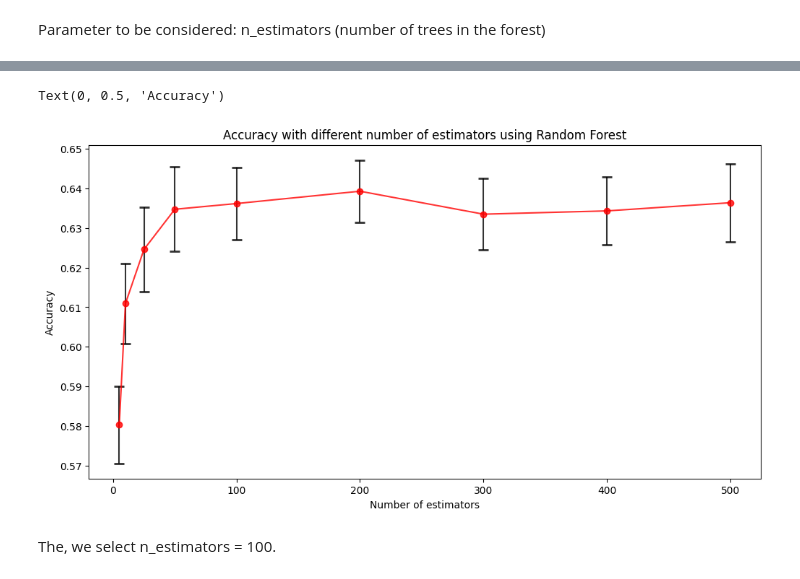
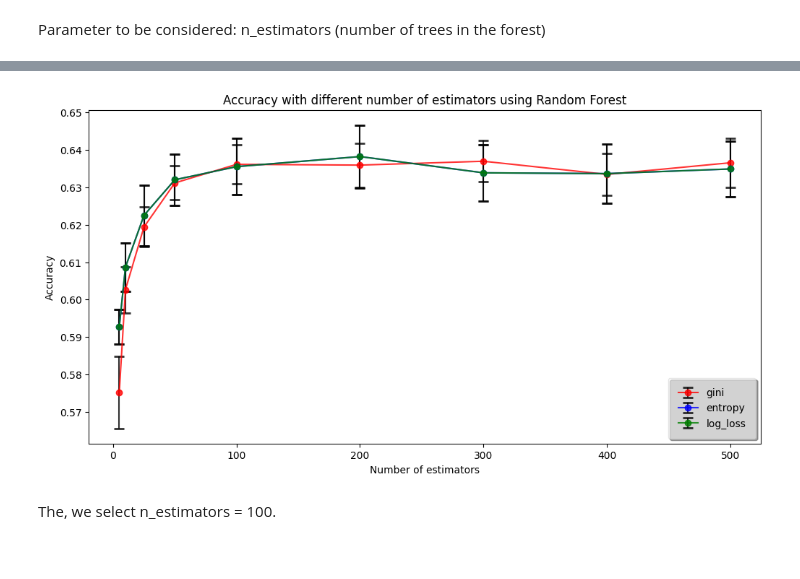
Before and after one commit to Mate1Coll/Diabetes-Classification, a Jupyter notebook: Model.ipynb, the cells around one changed output, grey strips where cells are left out. Cells and saved outputs as stored; diff of their text form; code cells hidden in the pictures.

```diff
--- a/Model.ipynb
+++ b/Model.ipynb
@@ -11,7 +15,7 @@ random_seed = 51
 # %%
 class Performance_metrics():
 
-    def __init__(self, y_actual, y_predicted, ctp=-1, ctn=0, cfp=1, cfn=10):
+    def __init__(self, y_actual, y_predicted, ctp=0, ctn=0, cfp=1, cfn=5):
 
         self.y_actual = y_actual # df of actual class labels
         self.y_predicted = y_predicted # df of predicted class labels
@@ -319,0 +257,33 @@ dFeat.shape
+# %%
+n_splits_list = [2, 5, 7, 9, 10, 15, 20, 25, 30, 50, 100]
+accuracy_list = []
+error_list = []
+
+for n_splits in n_splits_list:
+
+    kf = KFold(n_splits=n_splits, shuffle=True, random_state=random_seed)
+
+    accuracy_mean = []
+
+    for train_index, test_index in kf.split(dFeat, dClass):
+
+        X_train, X_test = dFeat[train_index], dFeat[test_index]
+        y_train, y_test = dClass[train_index], dClass[test_index]
+
+        # Create a Random Forest Classifier
+        rf = RandomForestClassifier(n_estimators=100, random_state=random_seed, criterion='entropy')
+
+        # Fit the model on the training data
+        rf.fit(X_train, y_train)
+
+        # Make predictions on the test data
+        y_pred = rf.predict(X_test)
+
+        # Calculate performance metrics
+        pm = Performance_metrics(y_test, y_pred)
+        accuracy_mean.append(pm.accuracy())
+
+    acc = np.mean(accuracy_mean)
+    print("Accuracy with ", n_splits, " folds: ", acc)
+    accuracy_list.append(acc)
+    error_list.append(np.std(accuracy_mean)/np.sqrt(len(accuracy_mean)))
@@ -369,13 +373,16 @@ Accuracy with  500  estimators:  0.6363520866485294
 # %%
 # Plot the accuracy with error bars
 plt.figure(figsize=(12, 6))
-plt.errorbar(n_estimators_list, accuracy_list, yerr=error_list, fmt='o-', color='red', alpha=0.8, capsize=5, capthick=2, lw=1.5, ecolor='black', elinewidth=1.5)
+plt.errorbar(n_estimators_list, accuracy_array[0], yerr=error_array[0], fmt='o-', color='red', alpha=0.8, capsize=5, capthick=2, lw=1.5, ecolor='black', elinewidth=1.5, label=criterion_list[0])
+plt.errorbar(n_estimators_list, accuracy_array[1], yerr=error_array[1], fmt='o-', color='blue', alpha=0.8, capsize=5, capthick=2, lw=1.5, ecolor='black', elinewidth=1.5, label=criterion_list[1])
+plt.errorbar(n_estimators_list, accuracy_array[2], yerr=error_array[2], fmt='o-', color='green', alpha=0.8, capsize=5, capthick=2, lw=1.5, ecolor='black', elinewidth=1.5, label=criterion_list[2])
 plt.title("Accuracy with different number of estimators using Random Forest")
 plt.xlabel("Number of estimators")
 plt.ylabel("Accuracy")
+plt.legend(fancybox=True, loc='best', fontsize=10, shadow=True, borderpad=1)
+plt.show()
 # %% [output]
-Text(0, 0.5, 'Accuracy')
-[figure, old version]
+[figure, new version]
 # %% [markdown]
 The, we select n_estimators = 100.
 # %% [markdown]
```
Also changed, not shown: parts of 31 cells of this notebook.
